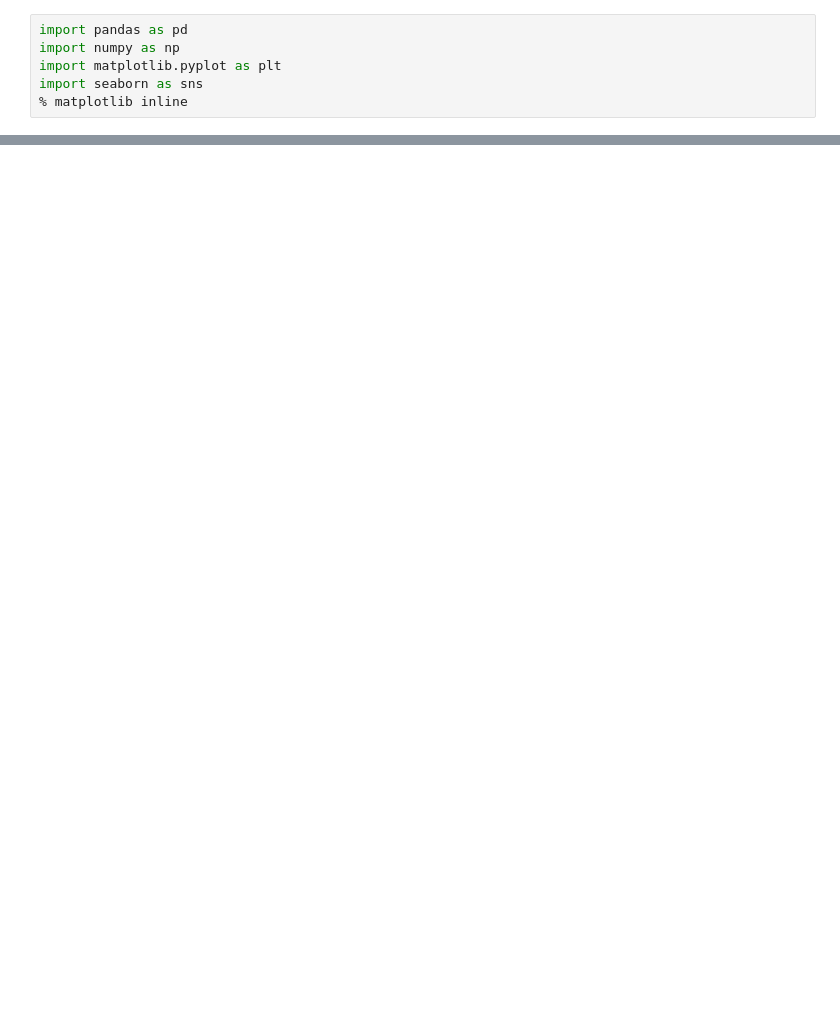
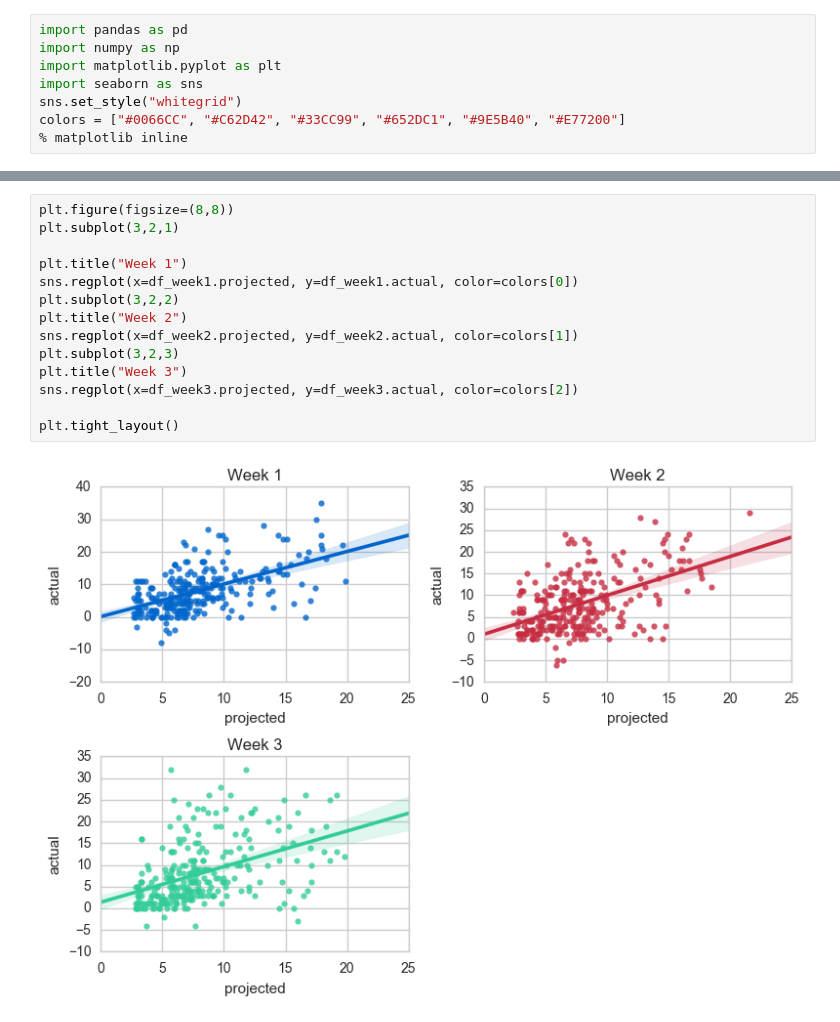
Before and after one commit to mmatuscak/fantasy-fb, a Jupyter notebook: analysis.ipynb, the cells around one changed output, grey strips where cells are left out. Drawn from its saved outputs; the diff is of its cells as text; blank space fills up the shorter version.

```diff
--- a/analysis.ipynb
+++ b/analysis.ipynb
@@ -3,6 +3,8 @@ import pandas as pd
 import numpy as np
 import matplotlib.pyplot as plt
 import seaborn as sns
+sns.set_style("whitegrid")
+colors = ["#0066CC", "#C62D42", "#33CC99", "#652DC1", "#9E5B40", "#E77200"]
 % matplotlib inline
 # %%
 df_week1 = pd.read_csv("data/fantasy_wk1.csv", index_col=0)
@@ -71,0 +108,16 @@ abs((proj_sum - actual_sum) / proj_sum)
+# %%
+plt.figure(figsize=(8,8))
+plt.subplot(3,2,1)
+
+plt.title("Week 1")
+sns.regplot(x=df_week1.projected, y=df_week1.actual, color=colors[0])
+plt.subplot(3,2,2)
+plt.title("Week 2")
+sns.regplot(x=df_week2.projected, y=df_week2.actual, color=colors[1])
+plt.subplot(3,2,3)
+plt.title("Week 3")
+sns.regplot(x=df_week3.projected, y=df_week3.actual, color=colors[2])
+
+plt.tight_layout()
+# %% [output]
+[figure, added]
```
Also changed, not shown: parts of 11 cells of this notebook, 4 other files.
